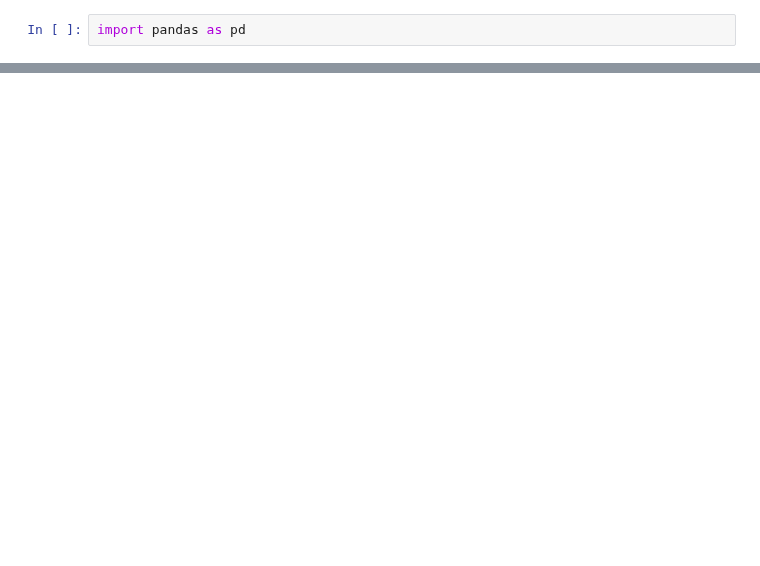
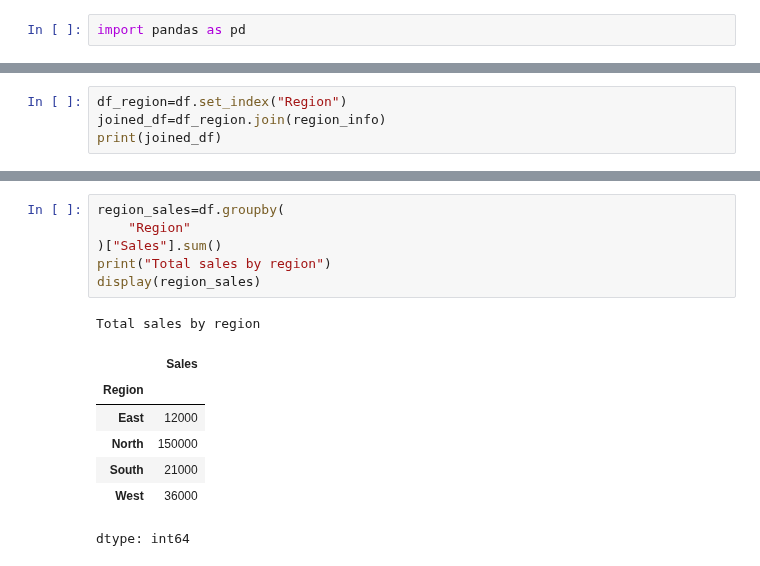
Before and after one commit to Chaitanyaa-21/4NI25CS110_DAV_Lab, a Jupyter notebook: Lab 2.ipynb, the cells around one changed output, grey strips where cells are left out. Saved outputs shown, nothing was run; the diff lists cells and outputs as text; blank space fills up the shorter version.

```diff
--- a/Lab 2.ipynb
+++ b/Lab 2.ipynb
@@ -262,0 +396,4 @@ dtype: object
+# %%
+df_region=df.set_index("Region")
+joined_df=df_region.join(region_info)
+print(joined_df)
@@ -262,0 +418,15 @@ dtype: object
+# %%
+region_sales=df.groupby(
+    "Region"
+)["Sales"].sum()
+print("Total sales by region")
+display(region_sales)
+# %% [output]
+Total sales by region
+|  | Sales |
+| Region |  |
+| East | 12000 |
+| North | 150000 |
+| South | 21000 |
+| West | 36000 |
+dtype: int64
```
Also changed, not shown: parts of 43 cells of this notebook.
